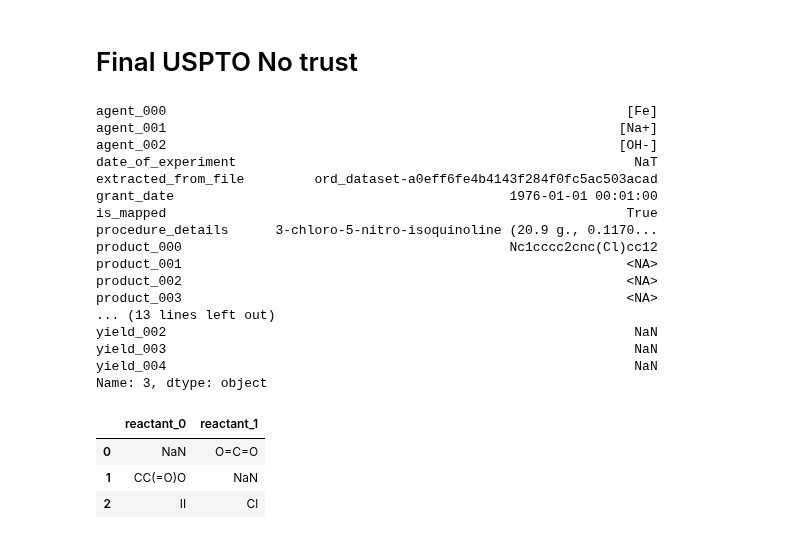
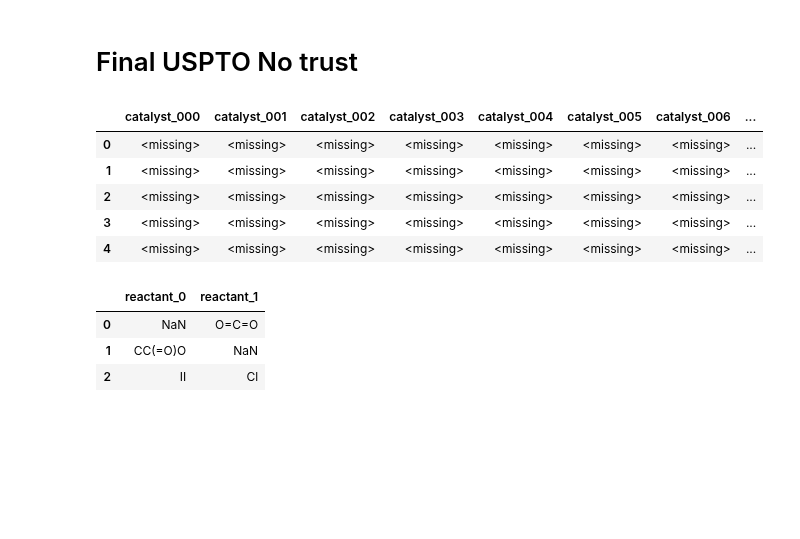
Before and after one commit to sustainable-processes/ORDerly, a Jupyter notebook: notebooks/inspect_final_data.ipynb, the cells around one changed output. Drawn from its saved outputs; the diff is of its cells as text; code cells hidden in the pictures; blank space fills up the shorter version.

```diff
--- a/notebooks/inspect_final_data.ipynb
+++ b/notebooks/inspect_final_data.ipynb
@@ -2,28 +2,19 @@
 # Final USPTO No trust
 # %%
 import pandas as pd
-filepath = '/Users/dsw46/Projects_local/ORDerly/data/orderly/uspto_no_trust/orderly_ord.parquet'
-uspto_no_trust = pd.read_parquet(filepath)
+filepath = '/Users/dsw46/Projects_local/tiny_orderly/ORDerly/data/orderly/uspto_with_trust/extracted_ords/uspto-grants-1981_03.parquet'
+uspto_with_trust = pd.read_parquet(filepath)
-# %%
-uspto_no_trust.iloc[3]
-# %% [output]
-agent_000                                                           [Fe]
-agent_001                                                          [Na+]
-agent_002                                                          [OH-]
-date_of_experiment                                                   NaT
-extracted_from_file         ord_dataset-a0eff6fe4b4143f284f0fc5ac503acad
-grant_date                                           1976-01-01 00:01:00
-is_mapped                                                           True
-procedure_details      3-chloro-5-nitro-isoquinoline (20.9 g., 0.1170...
-product_000                                          Nc1cccc2cnc(Cl)cc12
-product_001                                                         <NA>
-product_002                                                         <NA>
-product_003                                                         <NA>
-... (13 lines left out)
-yield_002                                                            NaN
-yield_003                                                            NaN
-yield_004                                                            NaN
-Name: 3, dtype: object
+# %%
+# show all columns
+pd.set_option('display.max_columns', None)
+uspto_with_trust.head()
+# %% [output]
+|  | catalyst_000 | catalyst_001 | catalyst_002 | catalyst_003 | catalyst_004 | catalyst_005 | catalyst_006 | ... |
+| 0 | <missing> | <missing> | <missing> | <missing> | <missing> | <missing> | <missing> | ... |
+| 1 | <missing> | <missing> | <missing> | <missing> | <missing> | <missing> | <missing> | ... |
+| 2 | <missing> | <missing> | <missing> | <missing> | <missing> | <missing> | <missing> | ... |
+| 3 | <missing> | <missing> | <missing> | <missing> | <missing> | <missing> | <missing> | ... |
+| 4 | <missing> | <missing> | <missing> | <missing> | <missing> | <missing> | <missing> | ... |
 # %%
 # Read in ORD file from ORD hash file name
 # %%
```
Also changed, not shown: 1 other file.
